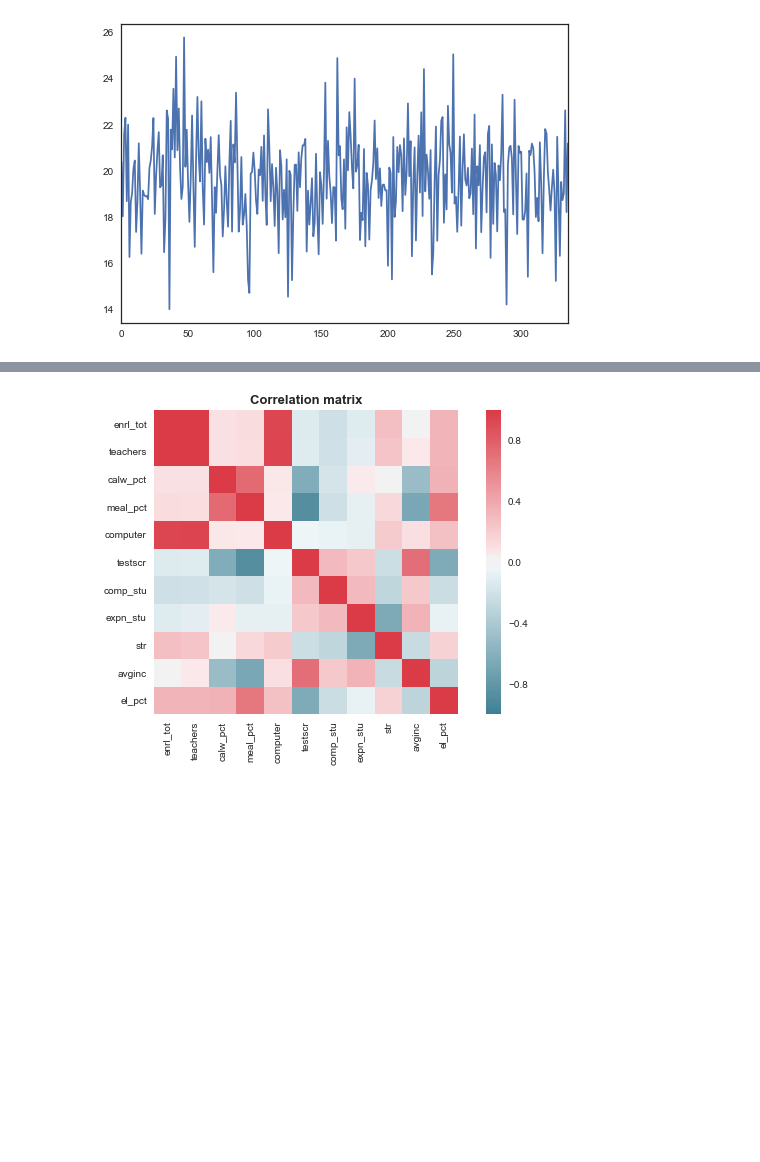
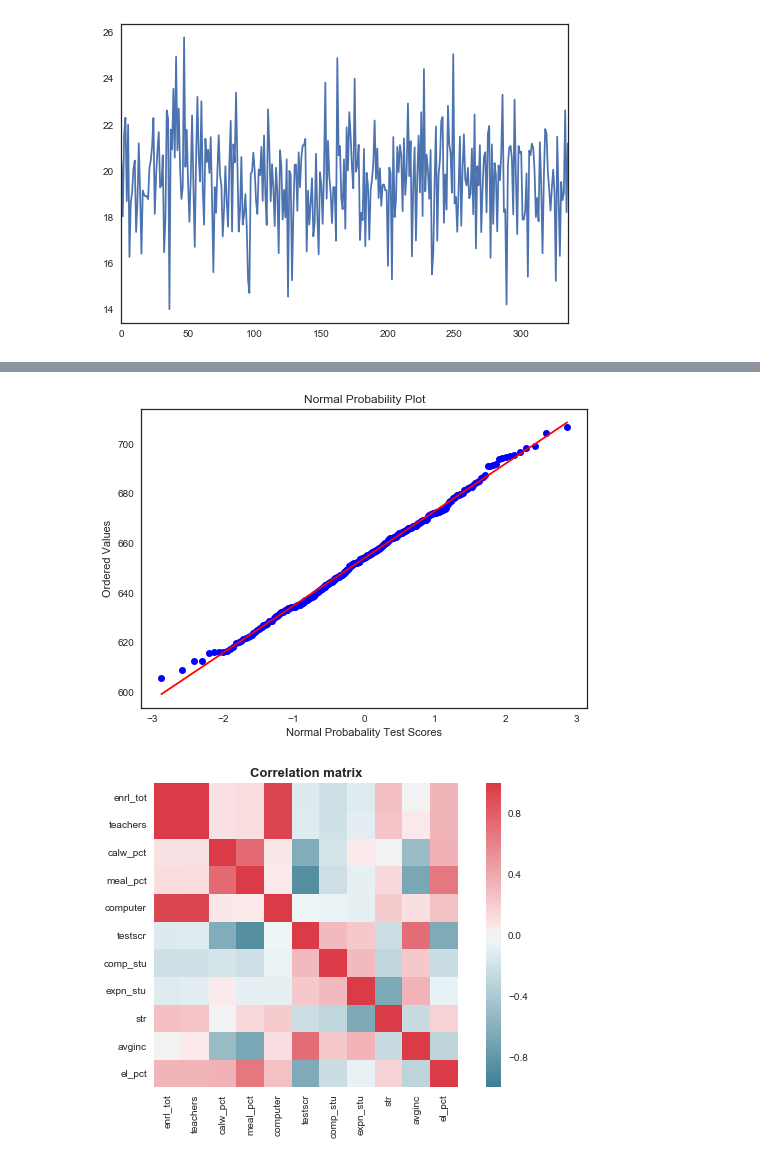
Before and after one commit to SarahDixon/QBUS2810-Group-Assignment, a Jupyter notebook: Task+1.ipynb, the cells around one changed output, grey strips where cells are left out. Cells and saved outputs as stored; diff of their text form; code cells hidden in the pictures; blank space fills up the shorter version.

```diff
--- a/Task+1.ipynb
+++ b/Task+1.ipynb
@@ -95,3 +102,11 @@ plt.show()
+# %%
+stats.probplot(train['testscr'], plot = plt)
+plt.title("Normal Probability Plot")
+plt.xlabel("Normal Probabality Test Scores")
+plt.ylabel("Ordered Values")
+plt.show()
+# %% [output]
+[figure, added]
 # %%
 # correlation heat map between all relevant variables
 fig, ax = plt.subplots()
```
Also changed, not shown: parts of 3 cells of this notebook.
